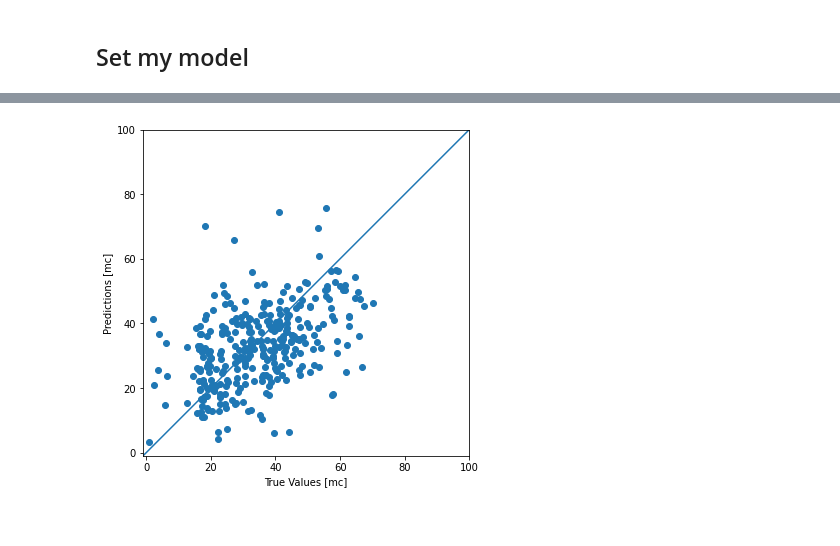
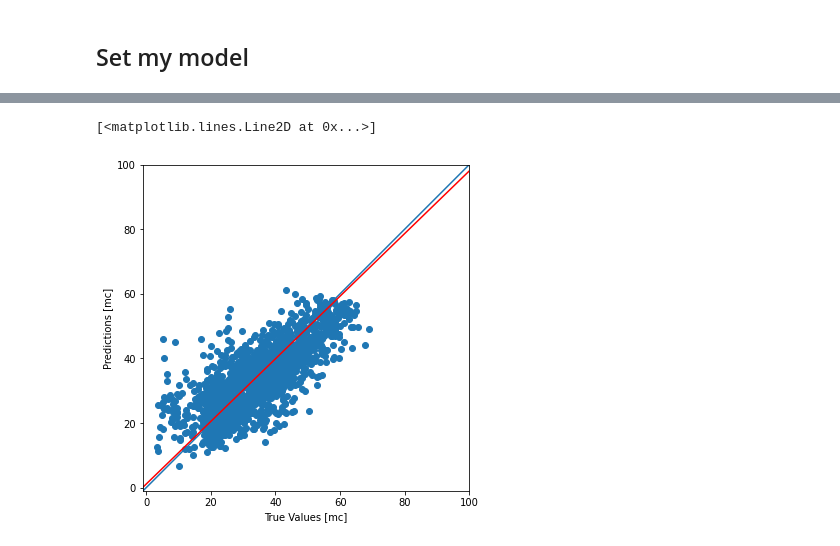
Before and after one commit to Naubertkato/daccadevo, a Jupyter notebook: scripts/notebook/training_nw_with_tensorflow.ipynb, the cells around one changed output, grey strips where cells are left out. Cells and saved outputs as stored; diff of their text form; code cells hidden in the pictures.

Commit message:
add the latest version of the script for training the model

```diff
--- a/scripts/notebook/training_nw_with_tensorflow.ipynb
+++ b/scripts/notebook/training_nw_with_tensorflow.ipynb
@@ -94,0 +115,3 @@ x_train.shape
+# %%
+x_train = x_train[:, 0:30]
+x_test = x_test[:, 0:30]
@@ -94,0 +134,4 @@ x_train.shape
+# %%
+x_train = np.concatenate([x_train, np.mean(x_train[:, :5], axis=1).reshape((len(x_train), 1))], axis = 1)
+x_test = np.concatenate([x_test, np.mean(x_test[:, :5], axis=1).reshape((len(x_test), 1))], axis = 1)
+print(x_train)
@@ -104,9 +152,9 @@ test_ds = tf.data.Dataset.from_tensor_slices((x_test, y_test))
 # %%
 def build_model():
     model = tf.keras.Sequential([
-        layers.Dense(10, activation='relu', input_shape=[155]),
-        layers.Dense(5),
-        layers.Dense(1)
+        layers.Dense(15, activation='relu', input_shape=[31], use_bias=True),
+        layers.Dense(10),
+        layers.Dense(1, activation=lambda x: tf.math.abs(x))
     ])
 
     #optimizer = tf.keras.optimizers.RMSprop(0.001)
@@ -157,7 +205,8 @@ class PrintDot(tf.keras.callbacks.Callback):
         if epoch % 100 == 0: print('')
         print('.', end='')
 
-EPOCHS = 150
+# early_stop = keras.callbacks.EarlyStopping(monitor='val_loss', patience=10)
+EPOCHS = 400
 
 history = model.fit(
     x_train, y_train,
@@ -208,17 +259,21 @@ plot_history(history)
 # %%
 test_predictions = model.predict(x_test).flatten()
+res = linregress(test_predictions, y_test)
 
 plt.figure(figsize=(6,6))
 plt.scatter(y_test, test_predictions)
 plt.xlabel('True Values [mc]')
 plt.ylabel('Predictions [mc]')
 plt.axis('equal')
 plt.axis('square')
 plt.xlim([-1,100])
 plt.ylim([-1,100])
 _ = plt.plot([-100, 100], [-100, 100])
+
+plt.plot([-1, 100], res.intercept + res.slope*np.array([-1, 100]), 'r', label='fitted line')
 # %% [output]
+[<matplotlib.lines.Line2D at 0x...>]
-[figure, old version]
+[figure, new version]
 # %%
 np.corrcoef(y_test, test_predictions)
 # %% [output]
```
Also changed, not shown: parts of 25 cells of this notebook.
